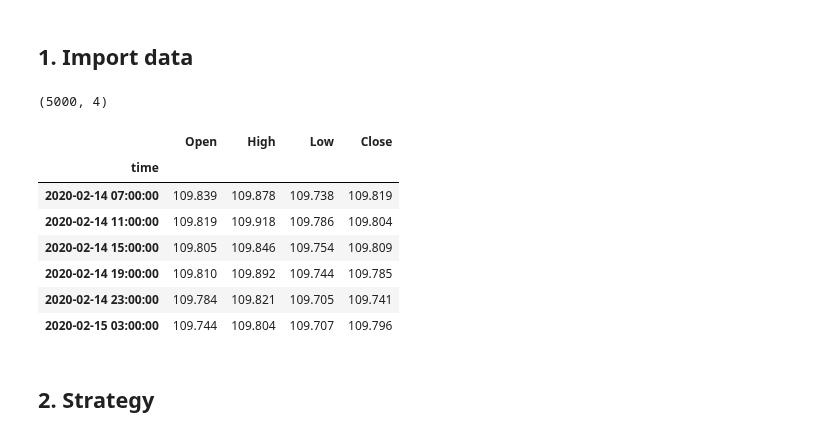
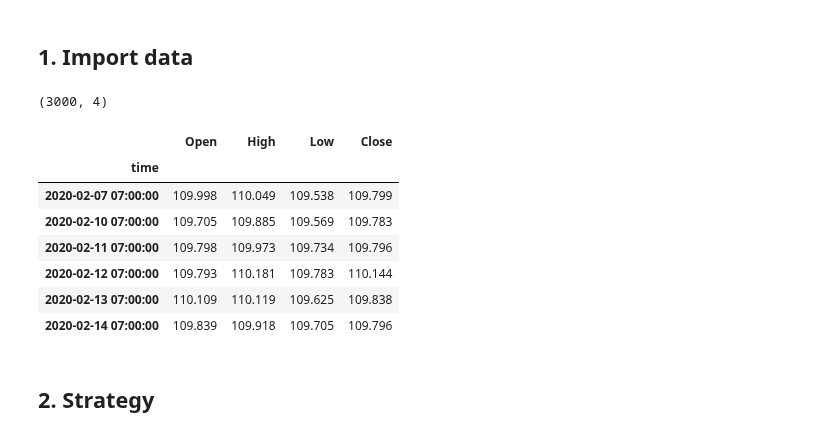
Before and after one commit to arsma12/MLDL, a Jupyter notebook: StockPriceForecast/FX_USDJPY_07_Backtest_D_3500.ipynb, the cells around one changed output. Drawn from its saved outputs; the diff is of its cells as text; code cells hidden in the pictures.

```diff
--- a/StockPriceForecast/FX_USDJPY_07_Backtest_D_3500.ipynb
+++ b/StockPriceForecast/FX_USDJPY_07_Backtest_D_3500.ipynb
@@ -142,35 +142,35 @@ Loading BokehJS ...
 ## 1. Import data<a id='Import_data'></a>
 # %%
 inst = "USD_JPY"        # 米ドル
-gran = "H4"             # M30：30分、H1：1時間足、H4：4時間足、D：日足、W、週足、M、月足
-start_dt = "2017-11-15" # 再現性(SQN = 7.45達成)
+gran = "D"             # M30：30分、H1：1時間足、H4：4時間足、D：日足、W、週足、M、月足
+#start_dt = "2017-11-15" # 再現性(SQN = 7.45達成)
 
 oa = oandapy.API(environment="live", access_token=api_key)
 
 def df_init(data):
     df = pd.DataFrame(data["candles"])
     df['time'] = df['time'].apply(lambda x: iso_to_jp(x))   # 日本時間に変換
     df['time'] = df['time'].apply(lambda x: date_to_str(x)) # 形式変換（文字列型）
     df["time"] = pd.to_datetime(df["time"])                  # 型変換
     df = df[["time","openAsk","highAsk","lowAsk","closeAsk"]].copy()
     df = df.rename(columns={"openAsk":"Open","highAsk":"High","lowAsk":"Low","closeAsk":"Close"})
     df = df.set_index("time")
     return df
 
-data = oa.get_history(instrument=inst, granularity=gran, count=5000) #start=start_dt
+data = oa.get_history(instrument=inst, granularity=gran, count=3000) #start=start_dt
 df_max = df_init(data)
 print(df_max.shape)
 display(df_max.tail(6))
 # %% [output]
-(5000, 4)
+(3000, 4)
 |  | Open | High | Low | Close |
 | time |  |  |  |  |
-| 2020-02-14 07:00:00 | 109.839 | 109.878 | 109.738 | 109.819 |
-| 2020-02-14 11:00:00 | 109.819 | 109.918 | 109.786 | 109.804 |
-| 2020-02-14 15:00:00 | 109.805 | 109.846 | 109.754 | 109.809 |
-| 2020-02-14 19:00:00 | 109.810 | 109.892 | 109.744 | 109.785 |
-| 2020-02-14 23:00:00 | 109.784 | 109.821 | 109.705 | 109.741 |
-| 2020-02-15 03:00:00 | 109.744 | 109.804 | 109.707 | 109.796 |
+| 2020-02-07 07:00:00 | 109.998 | 110.049 | 109.538 | 109.799 |
+| 2020-02-10 07:00:00 | 109.705 | 109.885 | 109.569 | 109.783 |
+| 2020-02-11 07:00:00 | 109.798 | 109.973 | 109.734 | 109.796 |
+| 2020-02-12 07:00:00 | 109.793 | 110.181 | 109.783 | 110.144 |
+| 2020-02-13 07:00:00 | 110.109 | 110.119 | 109.625 | 109.838 |
+| 2020-02-14 07:00:00 | 109.839 | 109.918 | 109.705 | 109.796 |
 # %% [markdown]
 ## 2. Strategy<a id='Strategy'></a>
 # %% [markdown]
```
Also changed, not shown: parts of 9 cells of this notebook, 1 other file.
